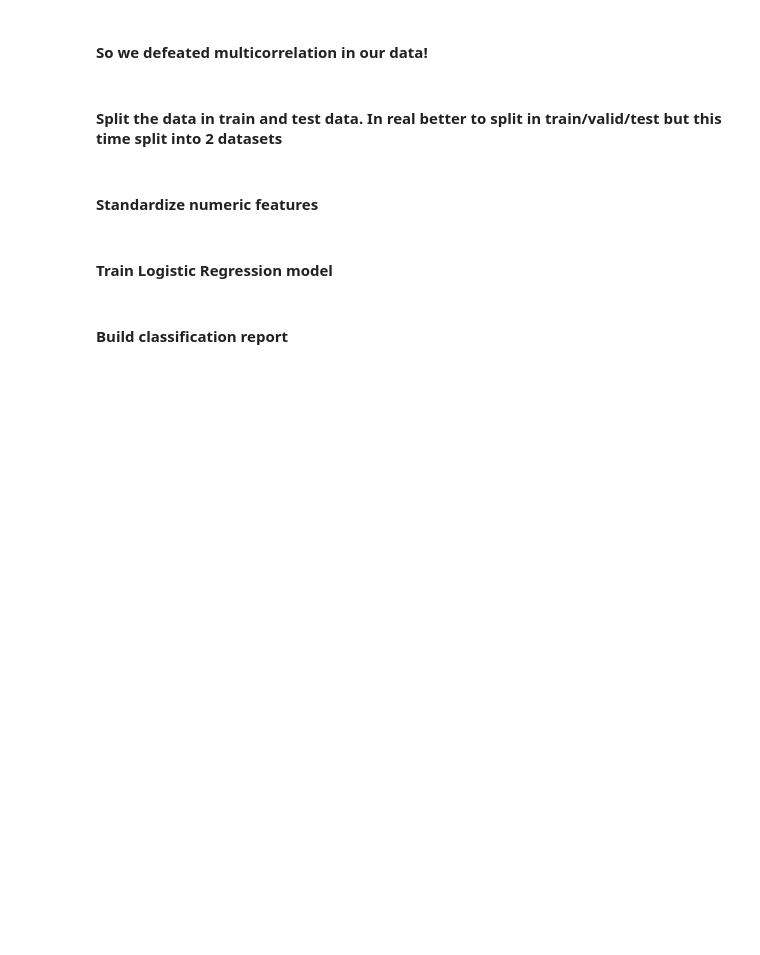
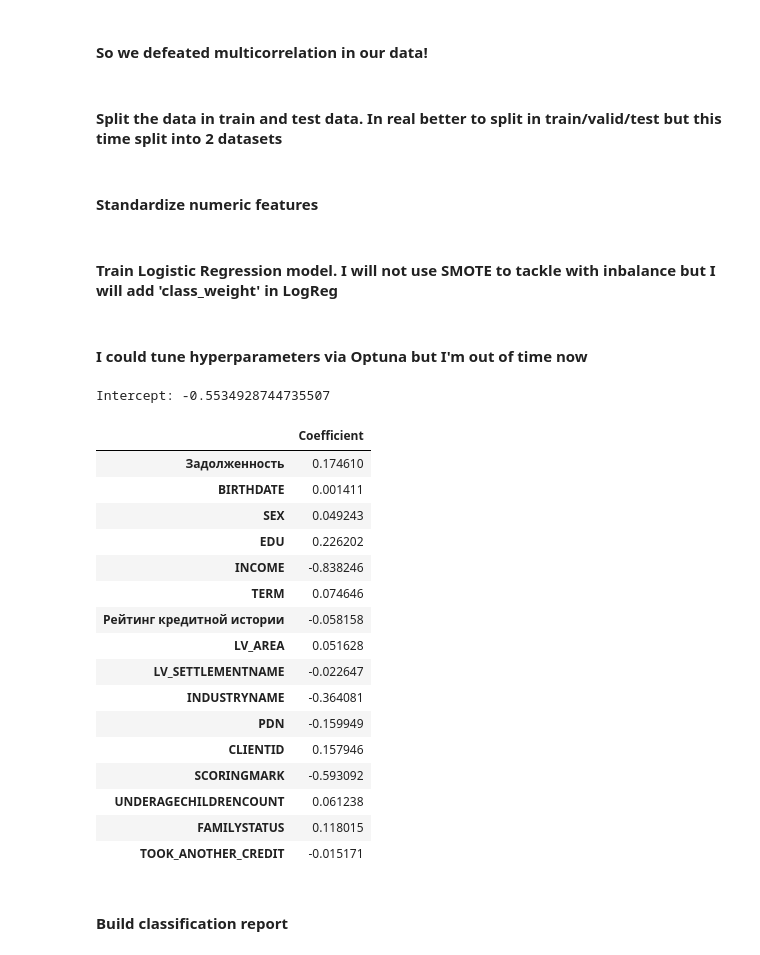
Before and after one commit to Ultraluxe25/BNB-Data-Scientist, a Jupyter notebook: kapturov_bnb.ipynb, the cells around one changed output. Saved outputs shown, nothing was run; the diff lists cells and outputs as text; code cells hidden in the pictures; blank space fills up the shorter version.

```diff
--- a/kapturov_bnb.ipynb
+++ b/kapturov_bnb.ipynb
@@ -899,3 +895,9 @@ X_train, X_test, y_train, y_test = train_test_split(X, y, test_size=0.2)
+# %%
+columns = ['Задолженность', 'BIRTHDATE', 'SEX', 'EDU', 'INCOME', 'TERM',
+       'Рейтинг кредитной истории', 'LV_AREA', 'LV_SETTLEMENTNAME',
+       'INDUSTRYNAME', 'PDN', 'CLIENTID', 'SCORINGMARK',
+       'UNDERAGECHILDRENCOUNT', 'FAMILYSTATUS',
+       'TOOK_ANOTHER_CREDIT']
 # %% [markdown]
 #### Standardize numeric features
 # %%
@@ -903,5 +905,5 @@ scaler = StandardScaler()
 X_train = scaler.fit_transform(X_train)
 X_test = scaler.transform(X_test)
 # %% [markdown]
-#### Train Logistic Regression model
+#### Train Logistic Regression model. I will not use SMOTE to tackle with inbalance but I will add 'class_weight' in LogReg
 # %%
@@ -909,6 +911,35 @@ log_reg = LogisticRegression(penalty='l2', class_weight='balanced', random_state
 log_reg.fit(X_train, y_train)
 y_pred = log_reg.predict(X_test)
 y_pred_prob = log_reg.predict_proba(X_test)[:, 1]
+# %% [markdown]
+#### I could tune hyperparameters via Optuna but I'm out of time now
+# %%
+# Model coefficients and intercept
+coefficients = log_reg.coef_
+intercept = log_reg.intercept_
+
+coeff_df = pd.DataFrame(coefficients.T, columns=['Coefficient'], index=columns)
+print(f'Intercept: {intercept[0]}')
+coeff_df
+# %% [output]
+Intercept: -0.5534928744735507
+|  | Coefficient |
+| Задолженность | 0.174610 |
+| BIRTHDATE | 0.001411 |
+| SEX | 0.049243 |
+| EDU | 0.226202 |
+| INCOME | -0.838246 |
+| TERM | 0.074646 |
+| Рейтинг кредитной истории | -0.058158 |
+| LV_AREA | 0.051628 |
+| LV_SETTLEMENTNAME | -0.022647 |
+| INDUSTRYNAME | -0.364081 |
+| PDN | -0.159949 |
+| CLIENTID | 0.157946 |
+| SCORINGMARK | -0.593092 |
+| UNDERAGECHILDRENCOUNT | 0.061238 |
+| FAMILYSTATUS | 0.118015 |
+| TOOK_ANOTHER_CREDIT | -0.015171 |
 # %% [markdown]
 #### Build classification report
 # %%
```
Also changed, not shown: parts of 23 cells of this notebook, 4 other files.
